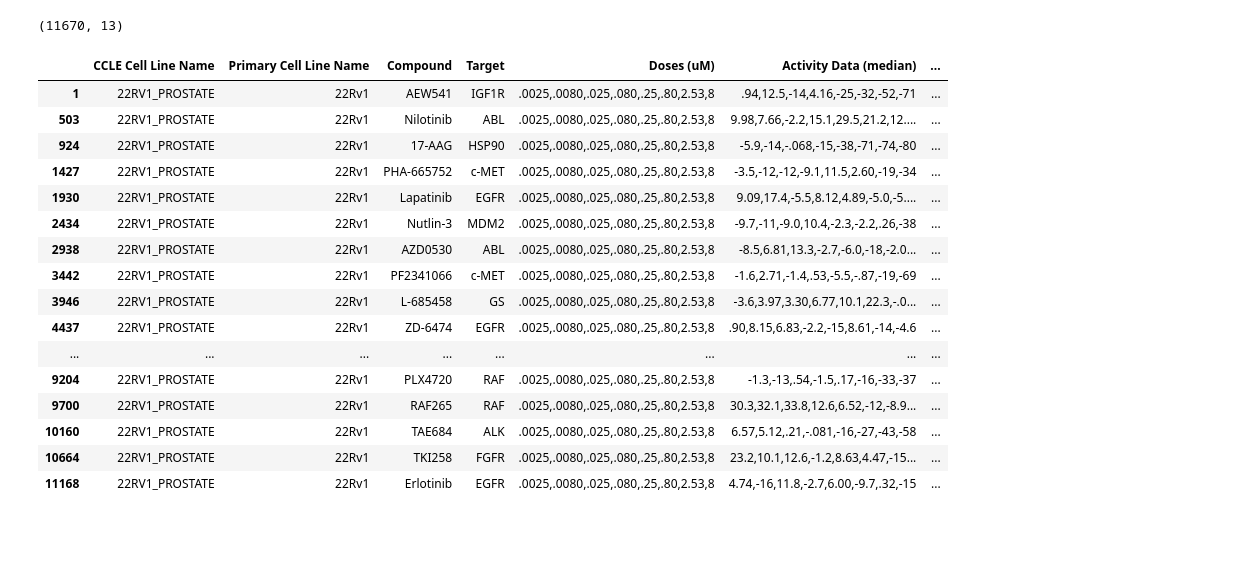
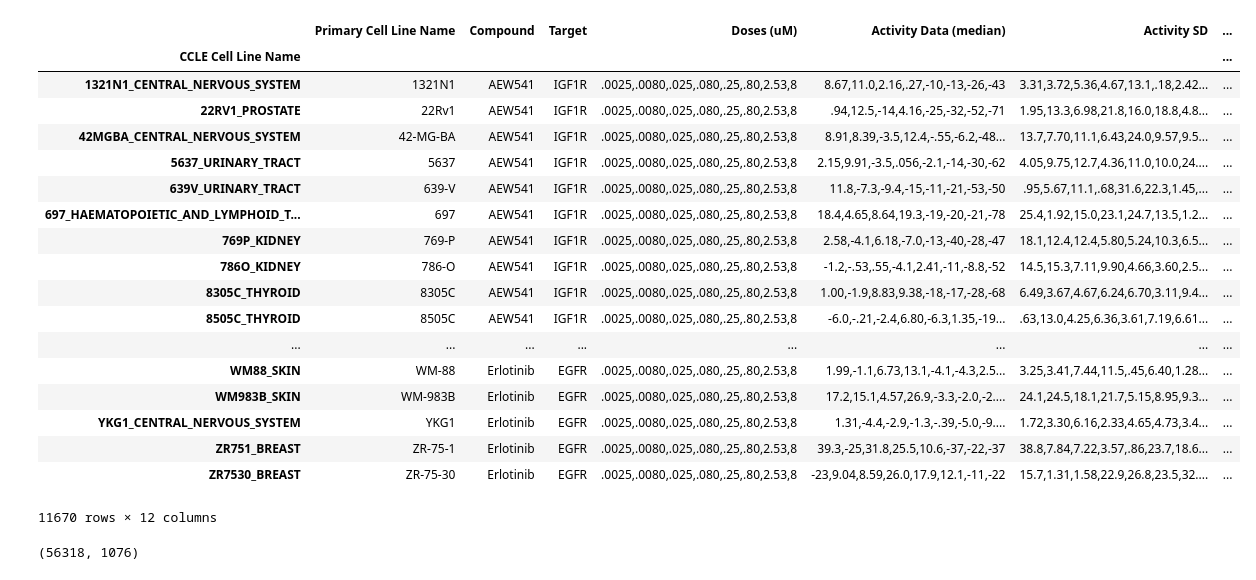
Before and after one commit to Naghipourfar/CCLE, a Jupyter notebook: Code/DataAnalysis.ipynb, the cells around one changed output. Saved outputs shown, nothing was run; the diff lists cells and outputs as text; code cells hidden in the pictures; blank space fills up the shorter version.

Commit message:
Generate Data

```diff
--- a/Code/DataAnalysis.ipynb
+++ b/Code/DataAnalysis.ipynb
@@ -6,35 +7,42 @@ import pandas as pd
 # %%
 DATA_PATH = "/Users/Future/Desktop/Summer 2018/Bioinformatics/CCLE/Data/CCLE_NP24.2009_Drug_data_2015.02.24.csv"
 
-data = pd.read_csv(DATA_PATH)
+pharmacologic_data = pd.read_csv(DATA_PATH)
 # print(data, type(data))
-print(data['CCLE Cell Line Name'])
+# list(data['CCLE Cell Line Name'])
+# data.groupby('Compound').nunique()
+# data[data['Compound'] == "17-AAG"]
+# list(data)
+pharmacologic_data.index = pharmacologic_data['CCLE Cell Line Name']
+pharmacologic_data = pharmacologic_data.drop(['CCLE Cell Line Name'], axis=1)
+pharmacologic_data
+# %% [output]
+|  | Primary Cell Line Name | Compound | Target | Doses (uM) | Activity Data (median) | Activity SD | ... |
+| CCLE Cell Line Name |  |  |  |  |  |  | ... |
+| 1321N1_CENTRAL_NERVOUS_SYSTEM | 1321N1 | AEW541 | IGF1R | .0025,.0080,.025,.080,.25,.80,2.53,8 | 8.67,11.0,2.16,.27,-10,-13,-26,-43 | 3.31,3.72,5.36,4.67,13.1,.18,2.42... | ... |
+| 22RV1_PROSTATE | 22Rv1 | AEW541 | IGF1R | .0025,.0080,.025,.080,.25,.80,2.53,8 | .94,12.5,-14,4.16,-25,-32,-52,-71 | 1.95,13.3,6.98,21.8,16.0,18.8,4.8... | ... |
+| 42MGBA_CENTRAL_NERVOUS_SYSTEM | 42-MG-BA | AEW541 | IGF1R | .0025,.0080,.025,.080,.25,.80,2.53,8 | 8.91,8.39,-3.5,12.4,-.55,-6.2,-48... | 13.7,7.70,11.1,6.43,24.0,9.57,9.5... | ... |
+| 5637_URINARY_TRACT | 5637 | AEW541 | IGF1R | .0025,.0080,.025,.080,.25,.80,2.53,8 | 2.15,9.91,-3.5,.056,-2.1,-14,-30,-62 | 4.05,9.75,12.7,4.36,11.0,10.0,24.... | ... |
+| 639V_URINARY_TRACT | 639-V | AEW541 | IGF1R | .0025,.0080,.025,.080,.25,.80,2.53,8 | 11.8,-7.3,-9.4,-15,-11,-21,-53,-50 | .95,5.67,11.1,.68,31.6,22.3,1.45,... | ... |
+| 697_HAEMATOPOIETIC_AND_LYMPHOID_T... | 697 | AEW541 | IGF1R | .0025,.0080,.025,.080,.25,.80,2.53,8 | 18.4,4.65,8.64,19.3,-19,-20,-21,-78 | 25.4,1.92,15.0,23.1,24.7,13.5,1.2... | ... |
+| 769P_KIDNEY | 769-P | AEW541 | IGF1R | .0025,.0080,.025,.080,.25,.80,2.53,8 | 2.58,-4.1,6.18,-7.0,-13,-40,-28,-47 | 18.1,12.4,12.4,5.80,5.24,10.3,6.5... | ... |
+| 786O_KIDNEY | 786-O | AEW541 | IGF1R | .0025,.0080,.025,.080,.25,.80,2.53,8 | -1.2,-.53,.55,-4.1,2.41,-11,-8.8,-52 | 14.5,15.3,7.11,9.90,4.66,3.60,2.5... | ... |
+| 8305C_THYROID | 8305C | AEW541 | IGF1R | .0025,.0080,.025,.080,.25,.80,2.53,8 | 1.00,-1.9,8.83,9.38,-18,-17,-28,-68 | 6.49,3.67,4.67,6.24,6.70,3.11,9.4... | ... |
+| 8505C_THYROID | 8505C | AEW541 | IGF1R | .0025,.0080,.025,.080,.25,.80,2.53,8 | -6.0,-.21,-2.4,6.80,-6.3,1.35,-19... | .63,13.0,4.25,6.36,3.61,7.19,6.61... | ... |
+| ... | ... | ... | ... | ... | ... | ... | ... |
+| WM88_SKIN | WM-88 | Erlotinib | EGFR | .0025,.0080,.025,.080,.25,.80,2.53,8 | 1.99,-1.1,6.73,13.1,-4.1,-4.3,2.5... | 3.25,3.41,7.44,11.5,.45,6.40,1.28... | ... |
+| WM983B_SKIN | WM-983B | Erlotinib | EGFR | .0025,.0080,.025,.080,.25,.80,2.53,8 | 17.2,15.1,4.57,26.9,-3.3,-2.0,-2.... | 24.1,24.5,18.1,21.7,5.15,8.95,9.3... | ... |
+| YKG1_CENTRAL_NERVOUS_SYSTEM | YKG1 | Erlotinib | EGFR | .0025,.0080,.025,.080,.25,.80,2.53,8 | 1.31,-4.4,-2.9,-1.3,-.39,-5.0,-9.... | 1.72,3.30,6.16,2.33,4.65,4.73,3.4... | ... |
+| ZR751_BREAST | ZR-75-1 | Erlotinib | EGFR | .0025,.0080,.025,.080,.25,.80,2.53,8 | 39.3,-25,31.8,25.5,10.6,-37,-22,-37 | 38.8,7.84,7.22,3.57,.86,23.7,18.6... | ... |
+| ZR7530_BREAST | ZR-75-30 | Erlotinib | EGFR | .0025,.0080,.025,.080,.25,.80,2.53,8 | -23,9.04,8.59,26.0,17.9,12.1,-11,-22 | 15.7,1.31,1.58,22.9,26.8,23.5,32.... | ... |
+11670 rows × 12 columns
 # %%
-print(data.shape)
-new_data = data[data['CCLE Cell Line Name'] == '22RV1_PROSTATE']
-new_data
+# print(data.shape)
+# new_data = data[data['CCLE Cell Line Name'] == '22RV1_PROSTATE']
+# new_data
 # for name in data['CCLE Cell Line Name']:
 #     i = 0
 #     for name2 in data['CCLE Cell Line Name']:
 #         if name == name2:
 #             i += 1
 #     print(i)
-# %% [output]
-(11670, 13)
-|  | CCLE Cell Line Name | Primary Cell Line Name | Compound | Target | Doses (uM) | Activity Data (median) | ... |
-| 1 | 22RV1_PROSTATE | 22Rv1 | AEW541 | IGF1R | .0025,.0080,.025,.080,.25,.80,2.53,8 | .94,12.5,-14,4.16,-25,-32,-52,-71 | ... |
-| 503 | 22RV1_PROSTATE | 22Rv1 | Nilotinib | ABL | .0025,.0080,.025,.080,.25,.80,2.53,8 | 9.98,7.66,-2.2,15.1,29.5,21.2,12.... | ... |
-| 924 | 22RV1_PROSTATE | 22Rv1 | 17-AAG | HSP90 | .0025,.0080,.025,.080,.25,.80,2.53,8 | -5.9,-14,-.068,-15,-38,-71,-74,-80 | ... |
-| 1427 | 22RV1_PROSTATE | 22Rv1 | PHA-665752 | c-MET | .0025,.0080,.025,.080,.25,.80,2.53,8 | -3.5,-12,-12,-9.1,11.5,2.60,-19,-34 | ... |
-| 1930 | 22RV1_PROSTATE | 22Rv1 | Lapatinib | EGFR | .0025,.0080,.025,.080,.25,.80,2.53,8 | 9.09,17.4,-5.5,8.12,4.89,-5.0,-5.... | ... |
-| 2434 | 22RV1_PROSTATE | 22Rv1 | Nutlin-3 | MDM2 | .0025,.0080,.025,.080,.25,.80,2.53,8 | -9.7,-11,-9.0,10.4,-2.3,-2.2,.26,-38 | ... |
-| 2938 | 22RV1_PROSTATE | 22Rv1 | AZD0530 | ABL | .0025,.0080,.025,.080,.25,.80,2.53,8 | -8.5,6.81,13.3,-2.7,-6.0,-18,-2.0... | ... |
-| 3442 | 22RV1_PROSTATE | 22Rv1 | PF2341066 | c-MET | .0025,.0080,.025,.080,.25,.80,2.53,8 | -1.6,2.71,-1.4,.53,-5.5,-.87,-19,-69 | ... |
-| 3946 | 22RV1_PROSTATE | 22Rv1 | L-685458 | GS | .0025,.0080,.025,.080,.25,.80,2.53,8 | -3.6,3.97,3.30,6.77,10.1,22.3,-.0... | ... |
-| 4437 | 22RV1_PROSTATE | 22Rv1 | ZD-6474 | EGFR | .0025,.0080,.025,.080,.25,.80,2.53,8 | .90,8.15,6.83,-2.2,-15,8.61,-14,-4.6 | ... |
-| ... | ... | ... | ... | ... | ... | ... | ... |
-| 9204 | 22RV1_PROSTATE | 22Rv1 | PLX4720 | RAF | .0025,.0080,.025,.080,.25,.80,2.53,8 | -1.3,-13,.54,-1.5,.17,-16,-33,-37 | ... |
-| 9700 | 22RV1_PROSTATE | 22Rv1 | RAF265 | RAF | .0025,.0080,.025,.080,.25,.80,2.53,8 | 30.3,32.1,33.8,12.6,6.52,-12,-8.9... | ... |
-| 10160 | 22RV1_PROSTATE | 22Rv1 | TAE684 | ALK | .0025,.0080,.025,.080,.25,.80,2.53,8 | 6.57,5.12,.21,-.081,-16,-27,-43,-58 | ... |
-| 10664 | 22RV1_PROSTATE | 22Rv1 | TKI258 | FGFR | .0025,.0080,.025,.080,.25,.80,2.53,8 | 23.2,10.1,12.6,-1.2,8.63,4.47,-15... | ... |
-| 11168 | 22RV1_PROSTATE | 22Rv1 | Erlotinib | EGFR | .0025,.0080,.025,.080,.25,.80,2.53,8 | 4.74,-16,11.8,-2.7,6.00,-9.7,.32,-15 | ... |
@@ -48,0 +49,8 @@ data
+# %%
+data = pd.read_csv("../Data/RNA_readcount.csv")
+data.index = data['rid']
+data = data.drop(['rid'], axis=1)
+gene_expression_data = pd.DataFrame(data.as_matrix(), index=data.index, columns=data.columns)
+print(gene_expression_data.shape)
+# %% [output]
+(56318, 1076)
```
Also changed, not shown: parts of 8 cells of this notebook, 1 other file.
